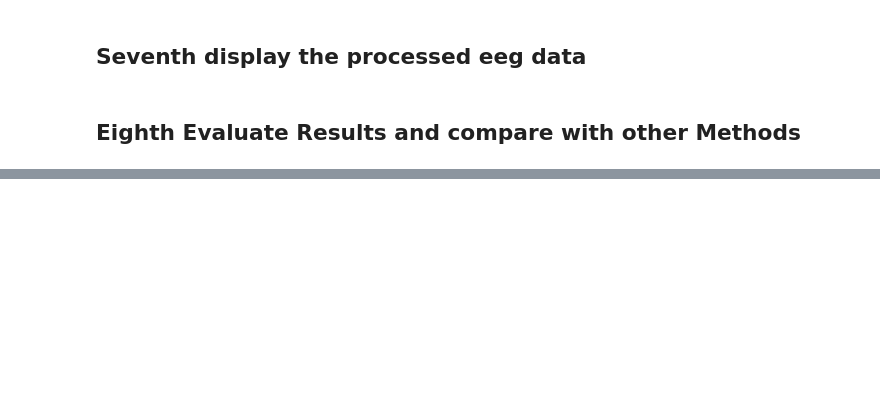
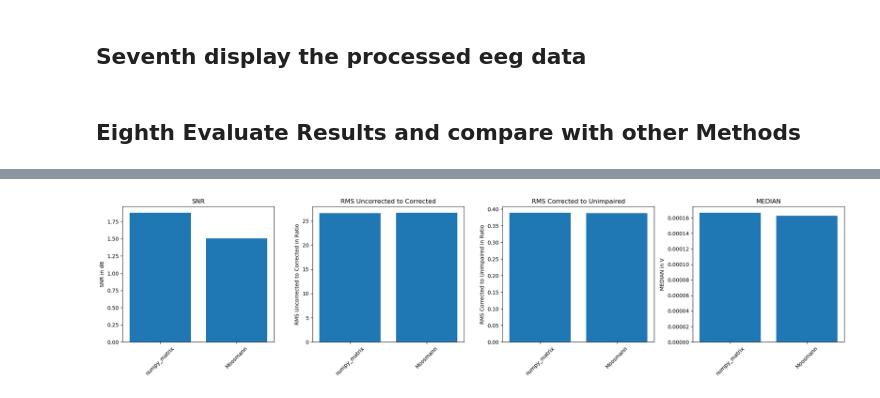
Before and after one commit to H0mire/FACETpy, a Jupyter notebook: src/Example_from_bids_correction_to_bids.ipynb, the cells around one changed output, grey strips where cells are left out. Drawn from its saved outputs; the diff is of its cells as text; code cells hidden in the pictures; blank space fills up the shorter version.

```diff
--- a/src/Example_from_bids_correction_to_bids.ipynb
+++ b/src/Example_from_bids_correction_to_bids.ipynb
@@ -20,7 +20,7 @@ logger.add("Facet.log", level="DEBUG")
 
 window_size = 30
 upsampling_factor = 1
-artifact_to_trigger_offset_in_seconds = -6 # -6 because a trigger is missing at the beginning of the recording
+artifact_to_trigger_offset_in_seconds = -0.038
 relative_window_position = -0.5
 moosmann_motion_threshold = 0.8
 event_id_description_pairs={'trigger':1}
@@ -70,6 +158,7 @@ f.add_to_evaluate(eeg_python, name="numpy_matrix") # Matrix will result in >1.0
 f.import_EEG(path=bids_path,fmt="bids",artifact_to_trigger_offset=artifact_to_trigger_offset_in_seconds,upsampling_factor=upsampling_factor, bads=unwanted_bad_channels, subject="xp101", session=None,task="eegfmriNF")
 f.pre_processing()
 f.find_triggers(regex_trigger_annotation_filter)
+f.find_missing_triggers()
 f.align_triggers(0)
 f.calc_matrix_motion(file_path="headmotiondata_209s.tsv", threshold=moosmann_motion_threshold)
 f.remove_artifacts()
@@ -80,3 +169,4 @@ results = f.evaluate(plot=True,measures=["SNR", "RMS", "RMS2", "MEDIAN"])
 logger.info(results)
 
 #f.export_EEG(fmt="bids", event_id=event_id_description_pairs, path=export_bids_path)
+# %% [output]
@@ -82,0 +190 @@ logger.info(results)
+[figure, added]
```
Also changed, not shown: parts of 7 cells of this notebook, 7 other files.
